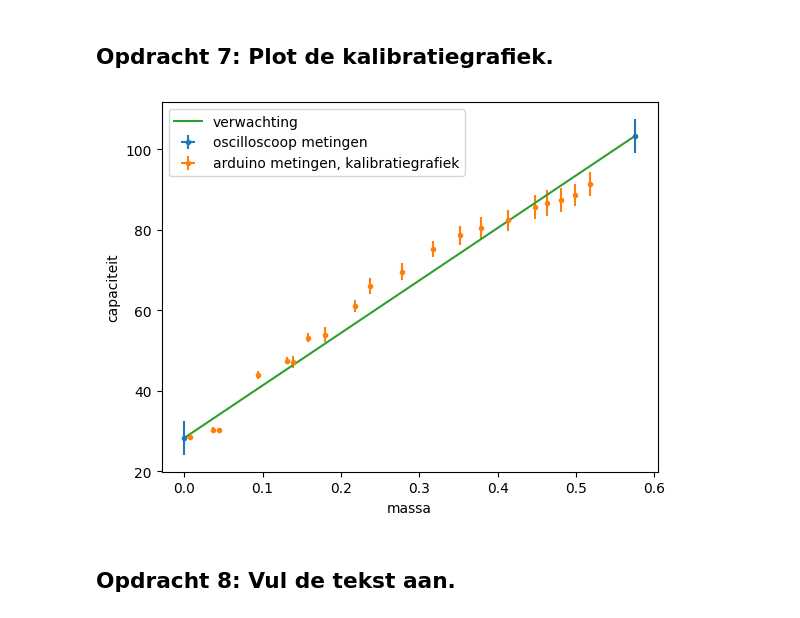
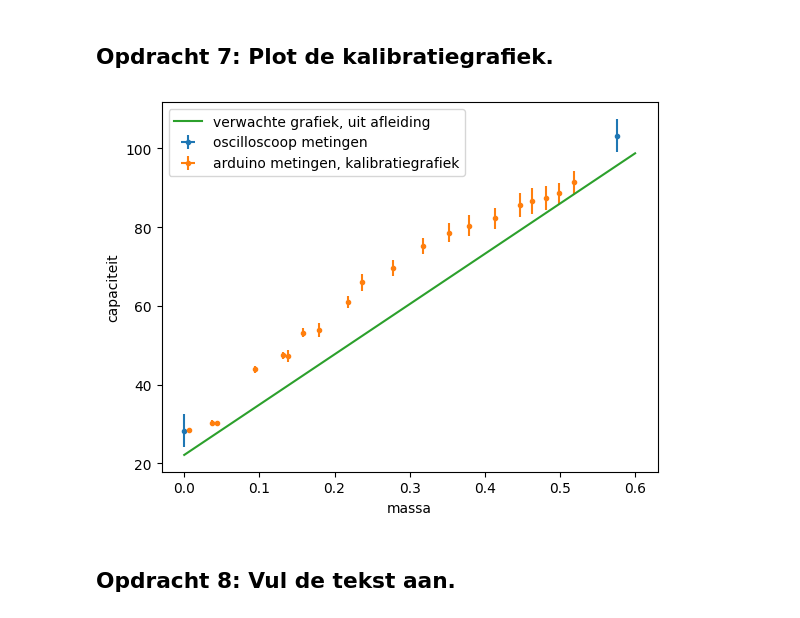
Before and after one commit to cs50202/opdrachten-DEF-D-, a Jupyter notebook: FysiekeOntwerpopdrachten/2OntwerpEenSensorCondensator/DEFOntwerpopdracht2OntwerpEenSensorInvulTemplate.ipynb, the cells around one changed output. Cells and saved outputs as stored; diff of their text form; code cells hidden in the pictures.

```diff
--- a/FysiekeOntwerpopdrachten/2OntwerpEenSensorCondensator/DEFOntwerpopdracht2OntwerpEenSensorInvulTemplate.ipynb
+++ b/FysiekeOntwerpopdrachten/2OntwerpEenSensorCondensator/DEFOntwerpopdracht2OntwerpEenSensorInvulTemplate.ipynb
@@ -188,35 +161,35 @@ Meting 2: We meten daarna de capaciteit met de fles maximaal gevuld (575 gram),
 # We nemen geen massa en de massa van een volle fles
 m_verw = np.array([0, 575.4])*1e-3
 
 # We meten dan de V_max_out en berekenen capaciteit
 V_max_out_verw = np.array([134e-3, 490e-3])
 Cap_verw = berekenCapaciteit(V_max_out_verw, 7.55, 1000, 100000)*1e12
 
 # Hier berekenen we de error in de capaciteit met calculus approach. We schatten de onzekerheid van de weerstand en frequentie op 0 en schatten de onzekerheden van Vin en Vuit
 def error_oscilooscop(Vout, uVout, Vin, uVin, Cap):
     return np.sqrt((uVout/Vout)**2 + (uVin/Vin)**2)*Cap
 u_C_osc = error_oscilooscop(V_max_out_verw, 20e-3, 7.94, 0.01, Cap_verw)
 
 # Nu door met arduino, hier de metingen
 m = np.array([518.5, 498.7, 481.1, 462.7,447.4, 413.4, 378.6, 352.4, 317.2, 277.6, 236.9, 217.7, 180.0, 158.5, 138.6, 131.2, 94.6, 43.8, 36.6, 7.0])*1e-3 # kg
 capaciteit = np.array([91.4, 88.6, 87.4, 86.6, 85.6, 82.3, 80.4, 78.6, 75.2, 69.6, 66.0, 61.0, 53.9, 53.2, 47.2, 47.4, 43.9, 30.2, 30.3, 28.4]) # pF
 
 # Tijdens het meten fluctueerde de arduino waarde, hier onzekerheid geschat
 u_cap = np.array([3.0,2.7,3.0,3.3,3.0,2.7,2.7,2.4,2.1,2.1,2.1,1.5,1.8,1.2,1.5,0.9,0.9,0.6,0.6,0.3])
 
 # Geschat op basis van de waarde die we van de weegschaal aflezen
 m_err = 0.05 * 1e-3
 
 plt.figure()
 plt.errorbar(m_verw , Cap_verw, xerr = m_err, yerr = u_C_osc, fmt= '.', label = 'oscilloscoop metingen')
 plt.errorbar(m, capaciteit, xerr = m_err, yerr = u_cap, fmt = '.', label = 'arduino metingen, kalibratiegrafiek')
-plt.plot(xtest, ytest, '-', label = 'verwachting')
+plt.plot(massa_verwacht, cap_verwacht, label = 'verwachte grafiek, uit afleiding')
 plt.xlabel("massa")
 plt.ylabel("capaciteit")
 plt.legend()
 plt.show()
 # %% [output]
-[figure, old version]
+[figure, new version]
 # %% [markdown]
 ## Opdracht 8: Vul de tekst aan.
 # %% [markdown]
```
Also changed, not shown: parts of 6 cells of this notebook.
